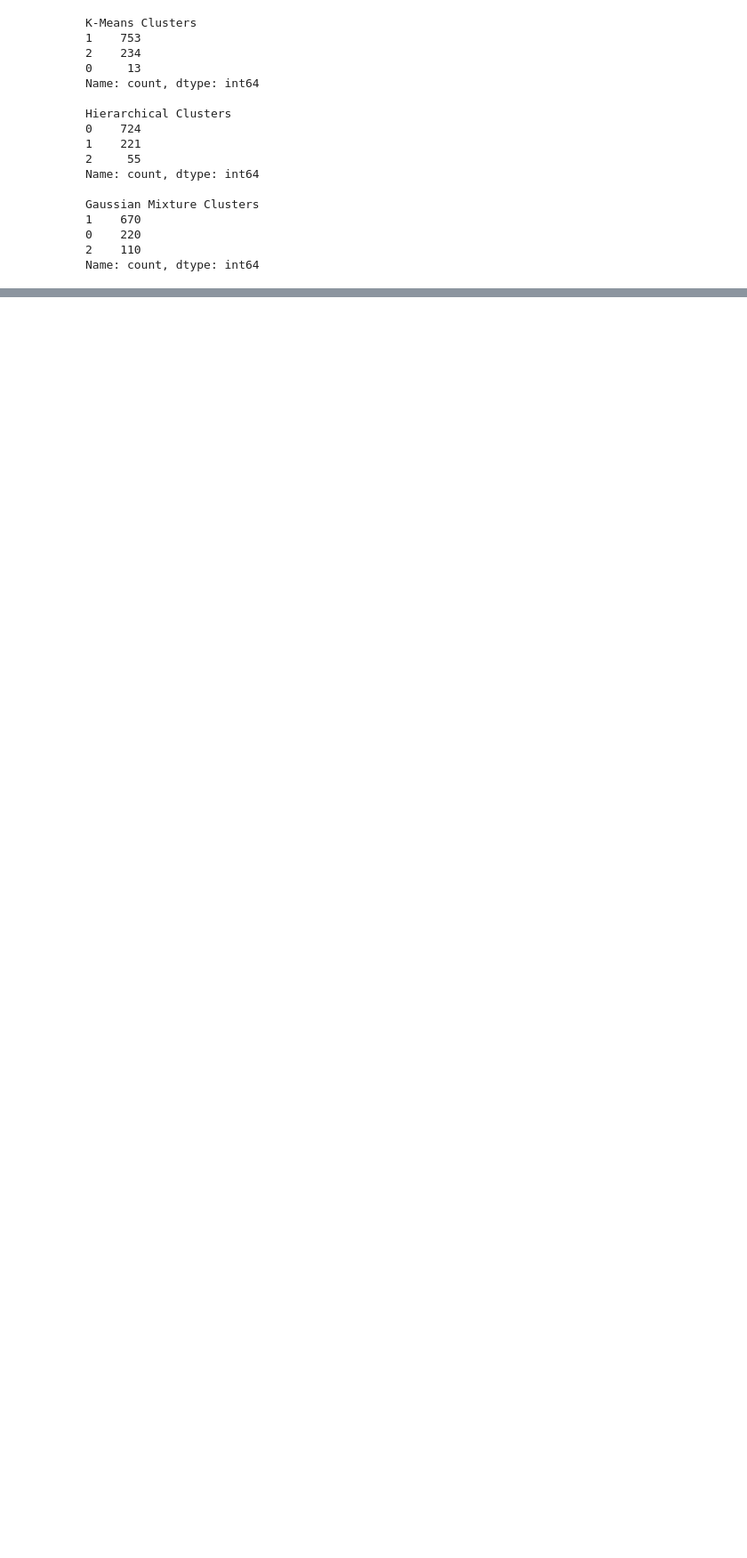
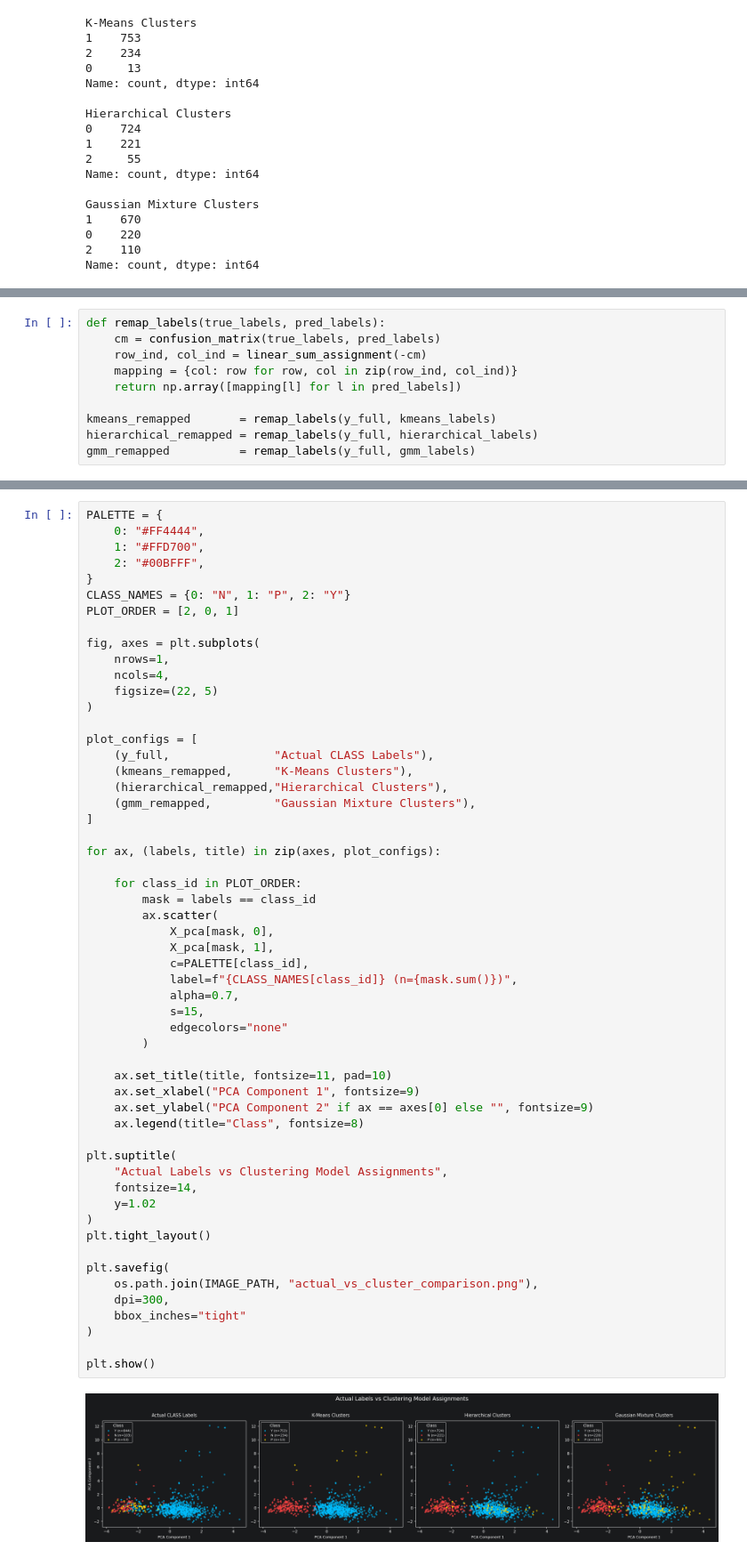
Before and after one commit to Raag-ops/LEAPFROG-ASSIGNMENT-1, a Jupyter notebook: evalClusteringModel.ipynb, the cells around one changed output, grey strips where cells are left out. Shown at 89% size. Cells and saved outputs as stored; diff of their text form; blank space fills up the shorter version.

Commit message:
Evaluations done, Assignment 1 Complete

```diff
--- a/evalClusteringModel.ipynb
+++ b/evalClusteringModel.ipynb
@@ -189,0 +335,10 @@ def plot_clusters(
+# %%
+def remap_labels(true_labels, pred_labels):
+    cm = confusion_matrix(true_labels, pred_labels)
+    row_ind, col_ind = linear_sum_assignment(-cm)
+    mapping = {col: row for row, col in zip(row_ind, col_ind)}
+    return np.array([mapping[l] for l in pred_labels])
+
+kmeans_remapped       = remap_labels(y_full, kmeans_labels)
+hierarchical_remapped = remap_labels(y_full, hierarchical_labels)
+gmm_remapped          = remap_labels(y_full, gmm_labels)
@@ -189,0 +347,57 @@ def plot_clusters(
+# %%
+PALETTE = {
+    0: "#FF4444",
+    1: "#FFD700",
+    2: "#00BFFF",
+}
+CLASS_NAMES = {0: "N", 1: "P", 2: "Y"}
+PLOT_ORDER = [2, 0, 1]
+
+fig, axes = plt.subplots(
+    nrows=1,
+    ncols=4,
+    figsize=(22, 5)
+)
+
+plot_configs = [
+    (y_full,               "Actual CLASS Labels"),
+    (kmeans_remapped,      "K-Means Clusters"),
+    (hierarchical_remapped,"Hierarchical Clusters"),
+    (gmm_remapped,         "Gaussian Mixture Clusters"),
+]
+
+for ax, (labels, title) in zip(axes, plot_configs):
+
+    for class_id in PLOT_ORDER:
+        mask = labels == class_id
+        ax.scatter(
+            X_pca[mask, 0],
+            X_pca[mask, 1],
+            c=PALETTE[class_id],
+            label=f"{CLASS_NAMES[class_id]} (n={mask.sum()})",
+            alpha=0.7,
+            s=15,
+            edgecolors="none"
+        )
+
+    ax.set_title(title, fontsize=11, pad=10)
+    ax.set_xlabel("PCA Component 1", fontsize=9)
+    ax.set_ylabel("PCA Component 2" if ax == axes[0] else "", fontsize=9)
+    ax.legend(title="Class", fontsize=8)
+
+plt.suptitle(
+    "Actual Labels vs Clustering Model Assignments",
+    fontsize=14,
+    y=1.02
+)
+plt.tight_layout()
+
+plt.savefig(
+    os.path.join(IMAGE_PATH, "actual_vs_cluster_comparison.png"),
+    dpi=300,
+    bbox_inches="tight"
+)
+
+plt.show()
+# %% [output]
+[figure, added]
```
Also changed, not shown: parts of 9 cells of this notebook, 5 other files.
